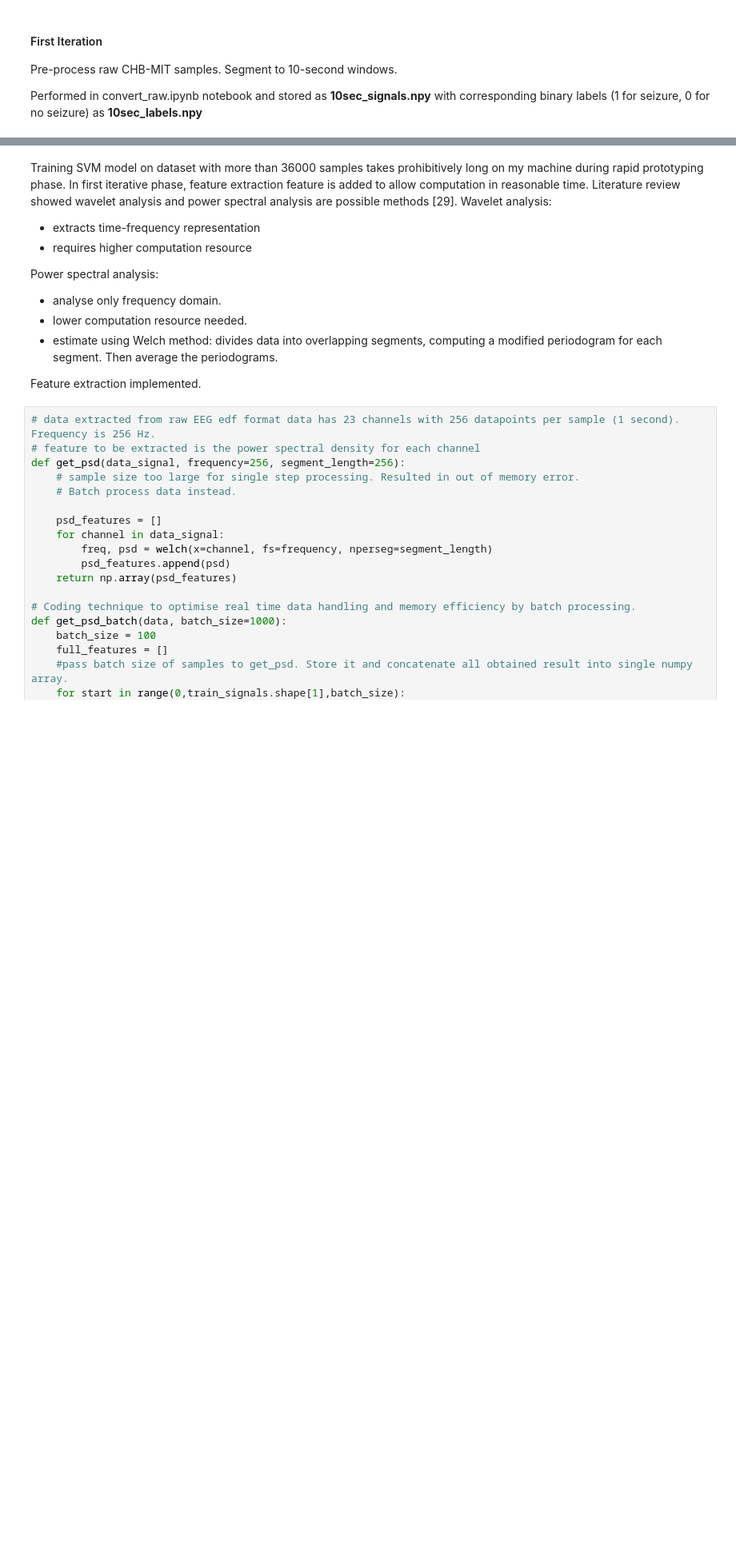
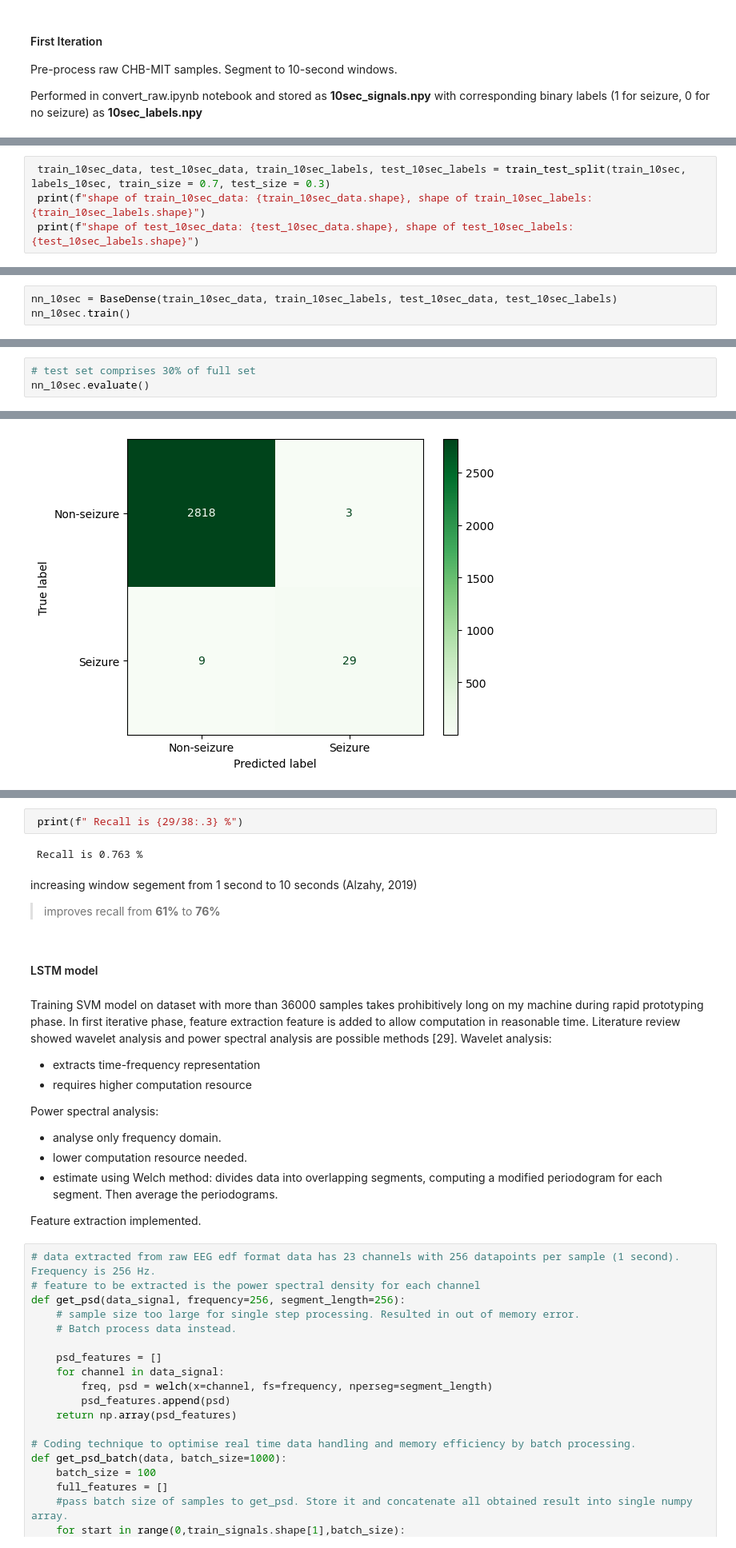
Before and after one commit to uol5/CM3070_SeizureDetection, a Jupyter notebook: seizure.ipynb, the cells around one changed output, grey strips where cells are left out. Shown at 80% size. Saved outputs shown, nothing was run; the diff lists cells and outputs as text; blank space fills up the shorter version.

Commit message:
1.3 prototype _ convert _ rnn+cnn, SVM_Toos class , psd, morlet wavelet. unit tests-cache, get_psd, get_wavelet. commented svm_tools class. Iteration 1 NN, 10secwindow

```diff
--- a/seizure.ipynb
+++ b/seizure.ipynb
@@ -499,0 +568,4 @@ labels_10sec =  np.load(path_10labels)
+# %%
+ train_10sec_data, test_10sec_data, train_10sec_labels, test_10sec_labels = train_test_split(train_10sec, labels_10sec, train_size = 0.7, test_size = 0.3)
+ print(f"shape of train_10sec_data: {train_10sec_data.shape}, shape of train_10sec_labels: {train_10sec_labels.shape}")
+ print(f"shape of test_10sec_data: {test_10sec_data.shape}, shape of test_10sec_labels: {test_10sec_labels.shape}")
@@ -602,0 +587,3 @@ def get_wavelet(data_signals, scales=np.arange(1,30), wavelet='cmor',batch_size=
+# %%
+nn_10sec = BaseDense(train_10sec_data, train_10sec_labels, test_10sec_data, test_10sec_labels)
+nn_10sec.train()
@@ -602,0 +608,4 @@ def get_wavelet(data_signals, scales=np.arange(1,30), wavelet='cmor',batch_size=
+# %%
+# test set comprises 30% of full set
+nn_10sec.evaluate()
+# %% [output]
@@ -602,0 +617 @@ def get_wavelet(data_signals, scales=np.arange(1,30), wavelet='cmor',batch_size=
+[figure, added]
@@ -603,3 +619,12 @@ def get_wavelet(data_signals, scales=np.arange(1,30), wavelet='cmor',batch_size=
+# %%
+ print(f" Recall is {29/38:.3} %")
+# %% [output]
+ Recall is 0.763 %
+# %% [markdown]
+increasing window segement from 1 second to 10 seconds (Alzahy, 2019)
+> improves recall from **61%** to **76%**
+# %% [markdown]
+#### LSTM model
 # %% [markdown]
 Training SVM model on dataset with more than 36000 samples takes prohibitively long on my machine during rapid prototyping phase.
 In first iterative phase, feature extraction feature is added to allow computation in reasonable time.
```
Also changed, not shown: parts of 21 cells of this notebook, 1 other file.
